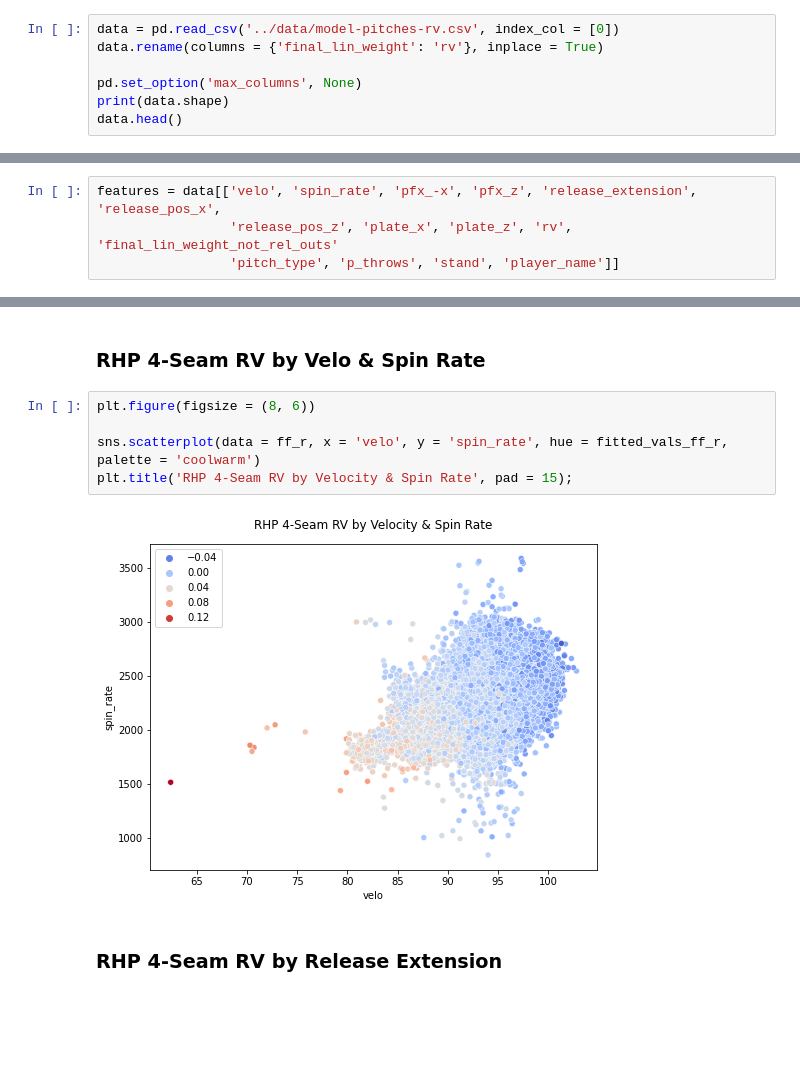
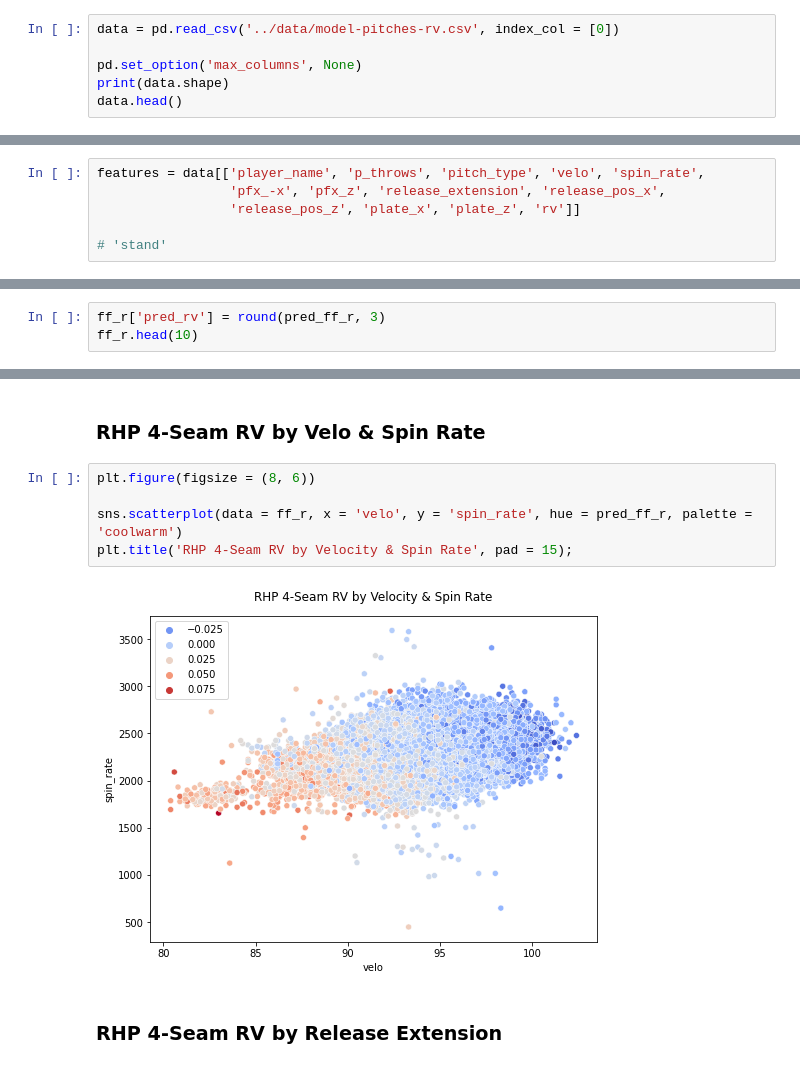
Before and after one commit to anthonyzurke/pitch-model, a Jupyter notebook: notebooks/model-pitch-quality-lr-Copy1.ipynb, the cells around one changed output, grey strips where cells are left out. Cells and saved outputs as stored; diff of their text form; blank space fills up the shorter version.

```diff
--- a/notebooks/model-pitch-quality-lr-Copy1.ipynb
+++ b/notebooks/model-pitch-quality-lr-Copy1.ipynb
@@ -43,7 +24,6 @@ warnings.filterwarnings('ignore')
 # Data
 # %%
 data = pd.read_csv('../data/model-pitches-rv.csv', index_col = [0])
-data.rename(columns = {'final_lin_weight': 'rv'}, inplace = True)
 
 pd.set_option('max_columns', None)
 print(data.shape)
@@ -76,9 +54,11 @@ If a batted ball occurs, then this is used to calculate RAA:
 # %% [markdown]
 ### Features
 # %%
-features = data[['velo', 'spin_rate', 'pfx_-x', 'pfx_z', 'release_extension', 'release_pos_x',
-                 'release_pos_z', 'plate_x', 'plate_z', 'rv', 'final_lin_weight_not_rel_outs'
-                 'pitch_type', 'p_throws', 'stand', 'player_name']]
+features = data[['player_name', 'p_throws', 'pitch_type', 'velo', 'spin_rate',
+                 'pfx_-x', 'pfx_z', 'release_extension', 'release_pos_x',
+                 'release_pos_z', 'plate_x', 'plate_z', 'rv']]
+
+# 'stand'
 # %%
 ff = features.loc[features['pitch_type'] == 'FF']
 fc = features.loc[features['pitch_type'] == 'FC']
@@ -351,3 +266,6 @@ plt.ylabel('Standardized Residuals', fontsize = 11)
 plt.title('RHP 4-Seam QQ Plot Distribution', fontsize = 14, fontweight = 'bold', pad = 15);
 # %% [output]
 [figure]
+# %%
+ff_r['pred_rv'] = round(pred_ff_r, 3)
+ff_r.head(10)
@@ -356,10 +307,10 @@ plt.title('RHP 4-Seam QQ Plot Distribution', fontsize = 14, fontweight = 'bold',
 # %%
 plt.figure(figsize = (8, 6))
 
-sns.scatterplot(data = ff_r, x = 'velo', y = 'spin_rate', hue = fitted_vals_ff_r, palette = 'coolwarm')
+sns.scatterplot(data = ff_r, x = 'velo', y = 'spin_rate', hue = pred_ff_r, palette = 'coolwarm')
 plt.title('RHP 4-Seam RV by Velocity & Spin Rate', pad = 15);
 # %% [output]
-[figure, old version]
+[figure, new version]
 # %% [markdown]
 ### RHP 4-Seam RV by Release Extension
 # %%
```
Also changed, not shown: parts of 17 cells of this notebook, 4 other files.
